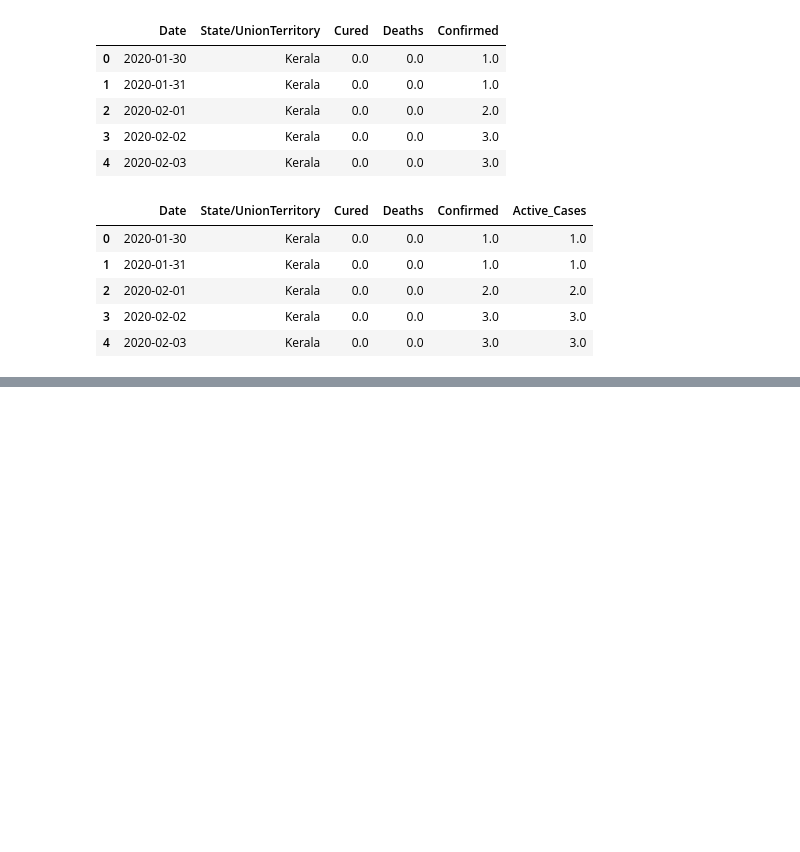
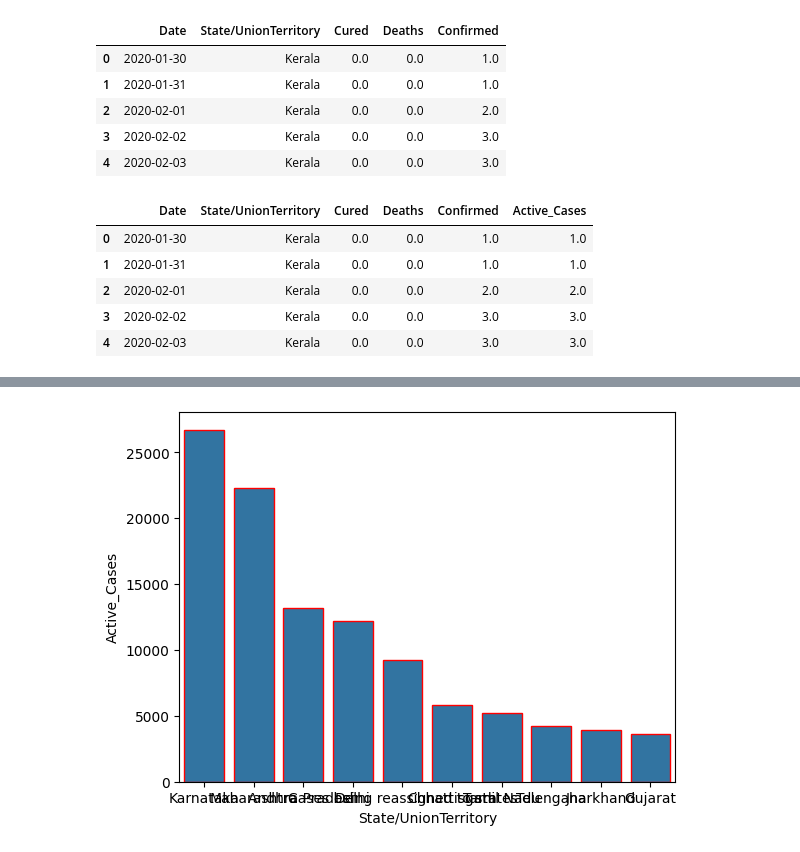
Before and after one commit to eThird/COVID-19-Data-Analysis, a Jupyter notebook: Notebooks/Covid-19 data analysis.ipynb, the cells around one changed output, grey strips where cells are left out. Drawn from its saved outputs; the diff is of its cells as text; code cells hidden in the pictures; blank space fills up the shorter version.

```diff
--- a/Notebooks/Covid-19 data analysis.ipynb
+++ b/Notebooks/Covid-19 data analysis.ipynb
@@ -132,0 +171,4 @@ statewise['Mortality Rate']= (statewise['Deaths']*100)/ statewise['Confirmed']
+# %%
+ax= sns.barplot(data= top_10_active_cases.iloc[:10], y='Active_Cases', x='State/UnionTerritory', linewidth=1 ,edgecolor='red')
+# %% [output]
+[figure, added]
```
Also changed, not shown: parts of 10 cells of this notebook, 1 other file.
